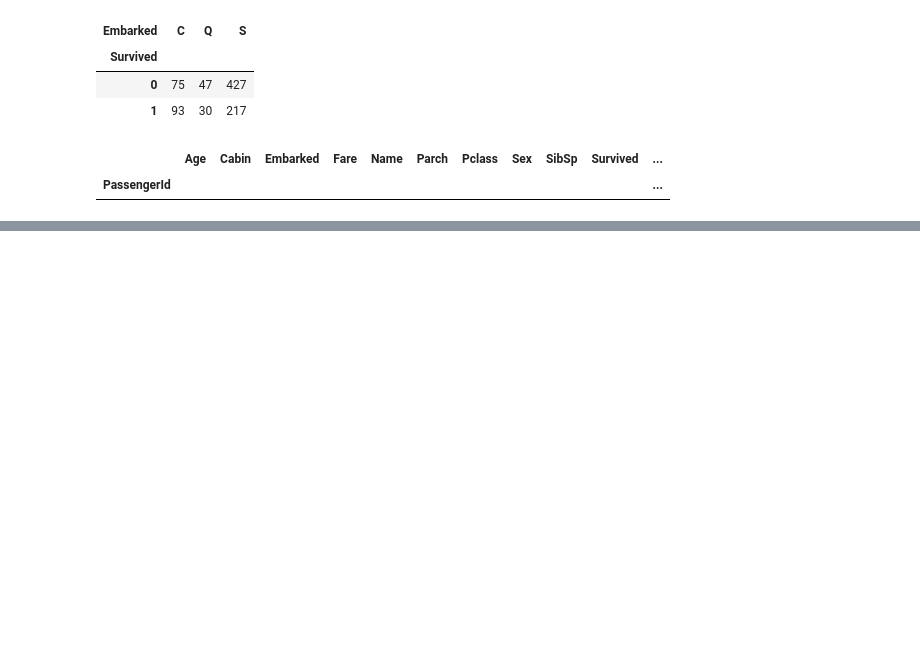
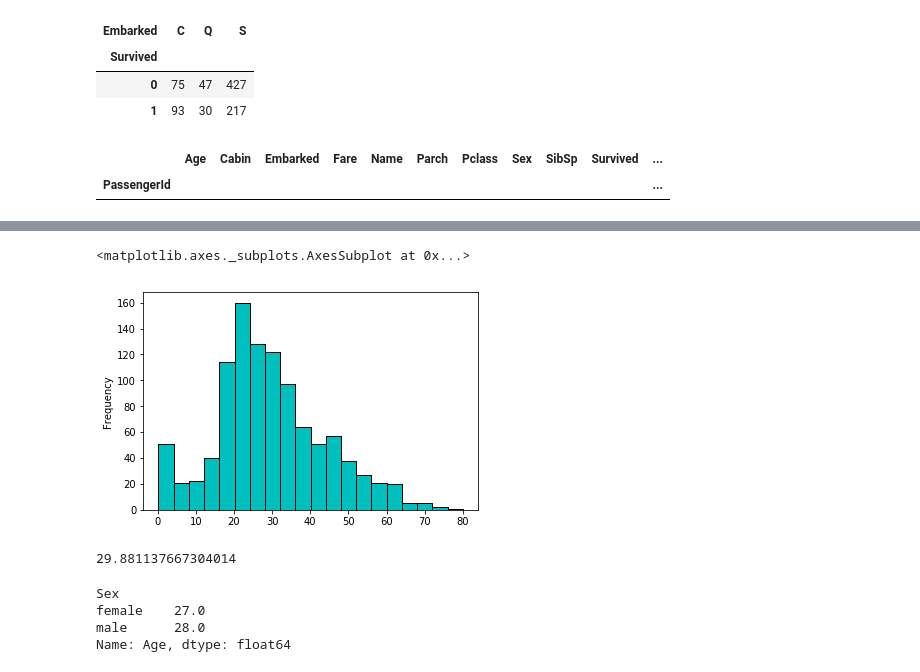
Before and after one commit to sgrosu/titanic, a Jupyter notebook: notebooks/2.0exploring-processing.ipynb, the cells around one changed output, grey strips where cells are left out. Cells and saved outputs as stored; diff of their text form; code cells hidden in the pictures; blank space fills up the shorter version.

```diff
--- a/notebooks/2.0exploring-processing.ipynb
+++ b/notebooks/2.0exploring-processing.ipynb
@@ -437,0 +449,2 @@ df[df.Embarked.isnull()]
+# %%
+df.Fare.fillna(8.05, inplace=True)
@@ -437,0 +492,17 @@ df[df.Embarked.isnull()]
+# %%
+df.Age.plot(kind='hist', bins=20, color='c',edgecolor='black')
+# %% [output]
+<matplotlib.axes._subplots.AxesSubplot at 0x...>
+[figure, added]
+# %%
+df.Age.mean()
+# %% [output]
+29.881137667304014
+# %%
+#df.groupby('Sex').agg({'Age':'median'})
+df.groupby('Sex').Age.median()
+# %% [output]
+Sex
+female    27.0
+male      28.0
+Name: Age, dtype: float64
```
Also changed, not shown: parts of 13 cells of this notebook.
